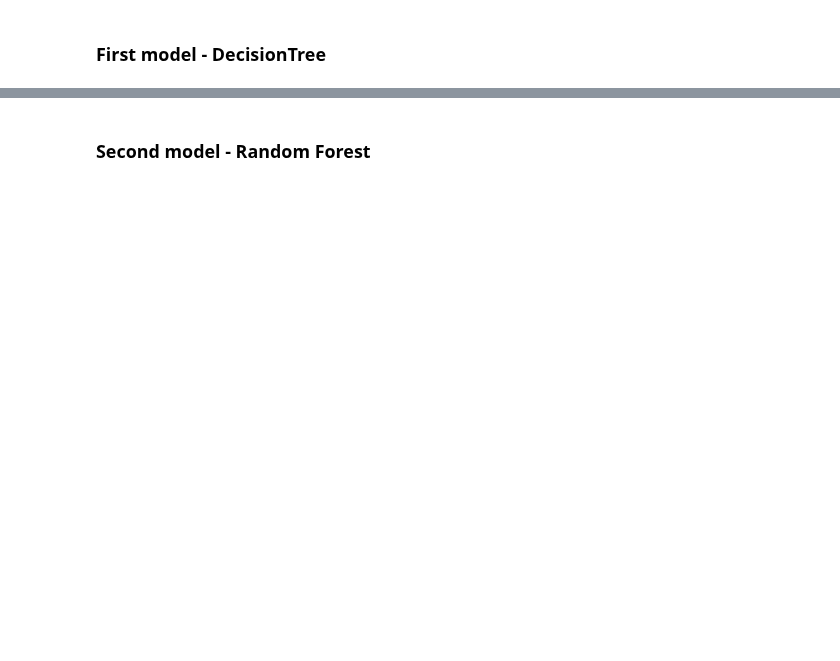
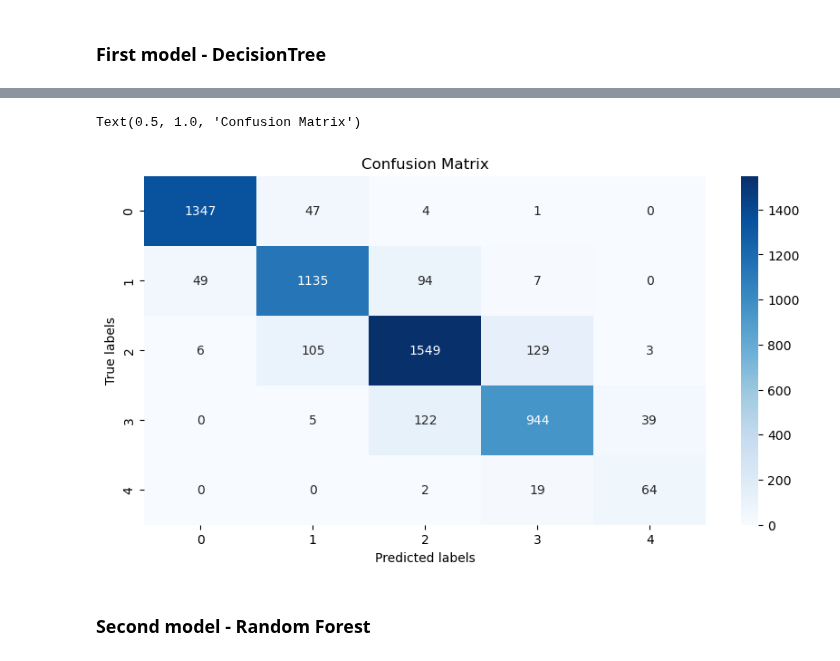
Before and after one commit to EliotAtlani/hit-predict, a Jupyter notebook: notebooks/classification.ipynb, the cells around one changed output, grey strips where cells are left out. Saved outputs shown, nothing was run; the diff lists cells and outputs as text; code cells hidden in the pictures; blank space fills up the shorter version.

```diff
--- a/notebooks/classification.ipynb
+++ b/notebooks/classification.ipynb
@@ -120,0 +221,33 @@ Best depth: 6
+# %%
+param_grid = {
+    'classifier__max_depth': [None, 5, 10, 15, 20],
+    'classifier__min_samples_split': [2, 5, 10],
+    'classifier__min_samples_leaf': [1, 2, 4],
+    'classifier__max_features': [None, 'sqrt', 'log2'],
+    'classifier__criterion': ['gini', 'entropy']
+}
+# %%
+cv = StratifiedKFold(n_splits=3, shuffle=True, random_state=42)
+
+grid_search = GridSearchCV(
+    estimator=pipeline_decision_tree,
+    param_grid=param_grid,
+    scoring='f1_macro',
+    cv=cv,
+    n_jobs=-1,
+    verbose=1
+)
+
+grid_search.fit(X_train, y_train)
+
+print("Best parameters found:", grid_search.best_params_)
+print("Best cross-validation score:", grid_search.best_score_)
+
+best_pipeline = grid_search.best_estimator_
+y_pred = best_pipeline.predict(X_test)
+
+print("Classification Report:")
+print(classification_report(y_test, y_pred))
+
+accuracy_decision_tree = accuracy_score(y_test, y_pred)
+print("Accuracy:", accuracy_decision_tree)
@@ -121 +272,13 @@ Best depth: 6
+# %%
+# confusion matrix
+conf_matrix = confusion_matrix(y_test, y_pred)
+
+plt.figure(figsize=(10, 5))
+sns.heatmap(conf_matrix, annot=True, fmt='d', cmap='Blues')
+plt.xlabel('Predicted labels')
+plt.ylabel('True labels')
+plt.title('Confusion Matrix')
+# %% [output]
+Text(0.5, 1.0, 'Confusion Matrix')
+[figure, added]
 # %%
```
Also changed, not shown: parts of 43 cells of this notebook, 10 other files.
